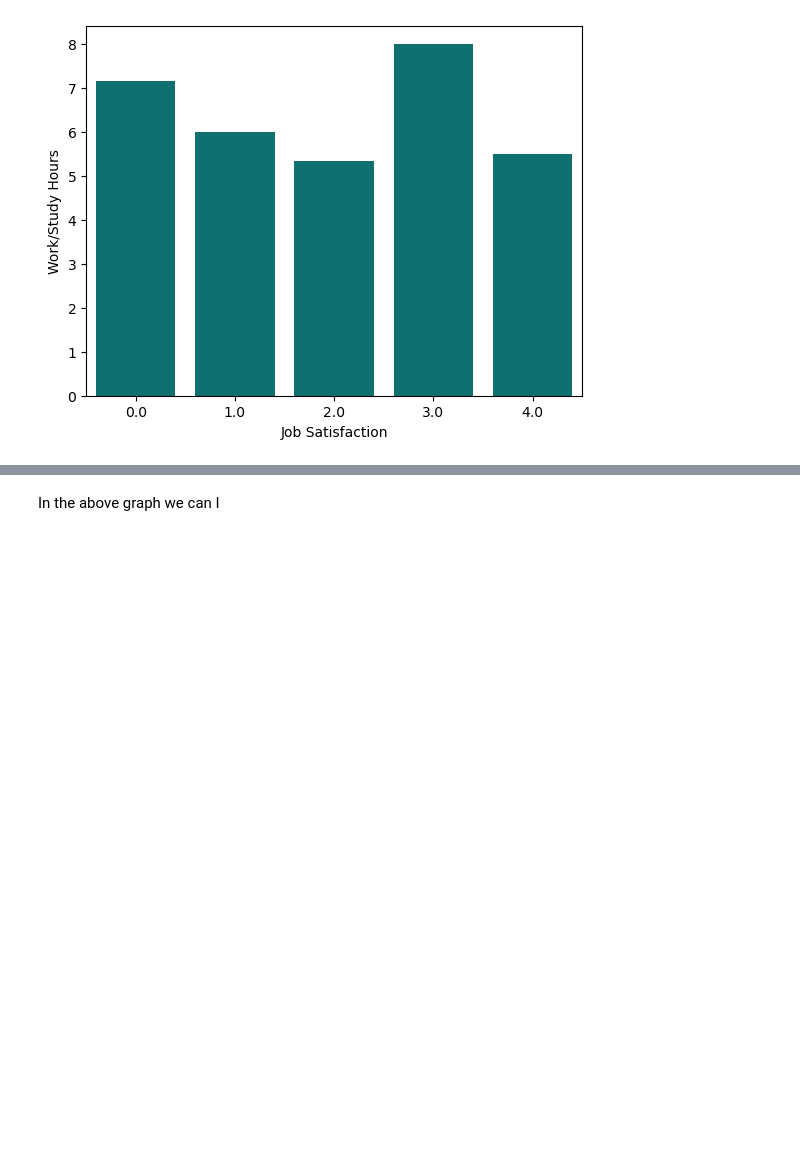
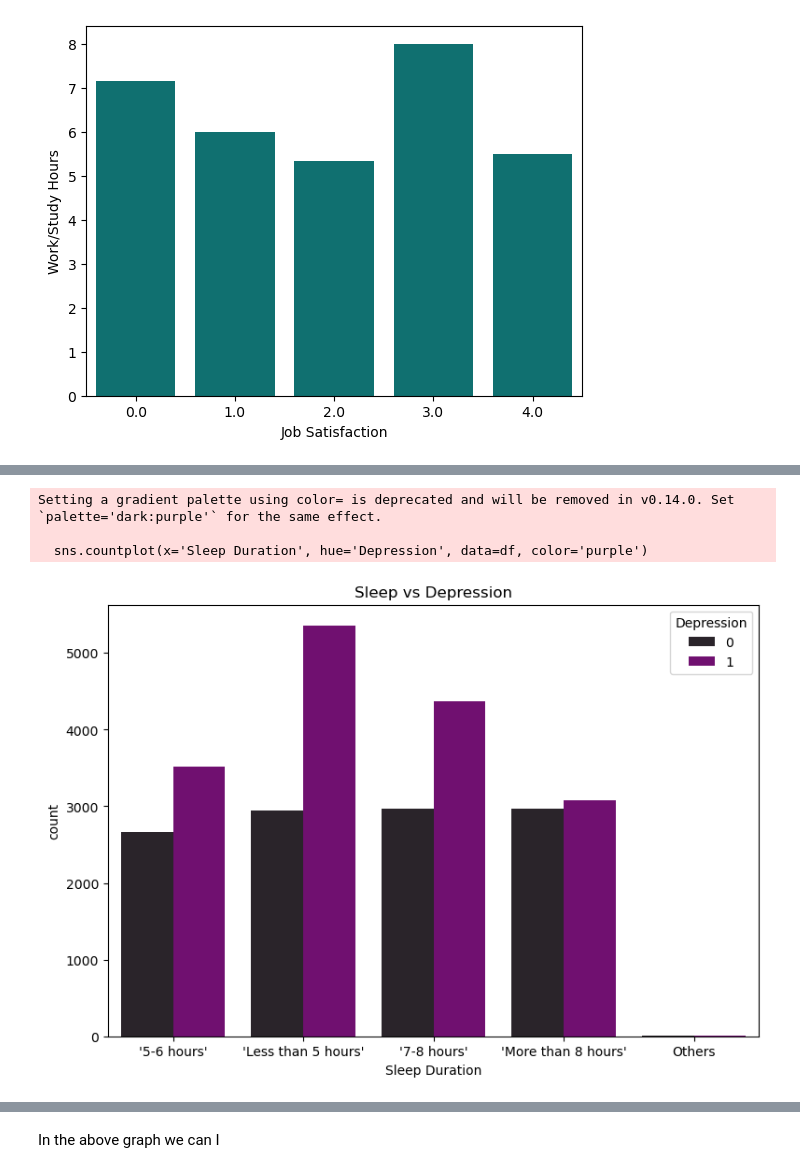
Before and after one commit to cathym20/Student-Depression, a Jupyter notebook: student_depression.ipynb, the cells around one changed output, grey strips where cells are left out. Drawn from its saved outputs; the diff is of its cells as text; code cells hidden in the pictures; blank space fills up the shorter version.

```diff
--- a/student_depression.ipynb
+++ b/student_depression.ipynb
@@ -149,0 +165,10 @@ plt.show()
+# %%
+plt.figure(figsize=(9,6))
+sns.countplot(x='Sleep Duration', hue='Depression', data=df, color='purple')
+plt.title('Sleep vs Depression')
+plt.show()
+# %% [output]
+Setting a gradient palette using color= is deprecated and will be removed in v0.14.0. Set `palette='dark:purple'` for the same effect.
+
+  sns.countplot(x='Sleep Duration', hue='Depression', data=df, color='purple')
+[figure, added]
```
Also changed, not shown: parts of 5 cells of this notebook.
